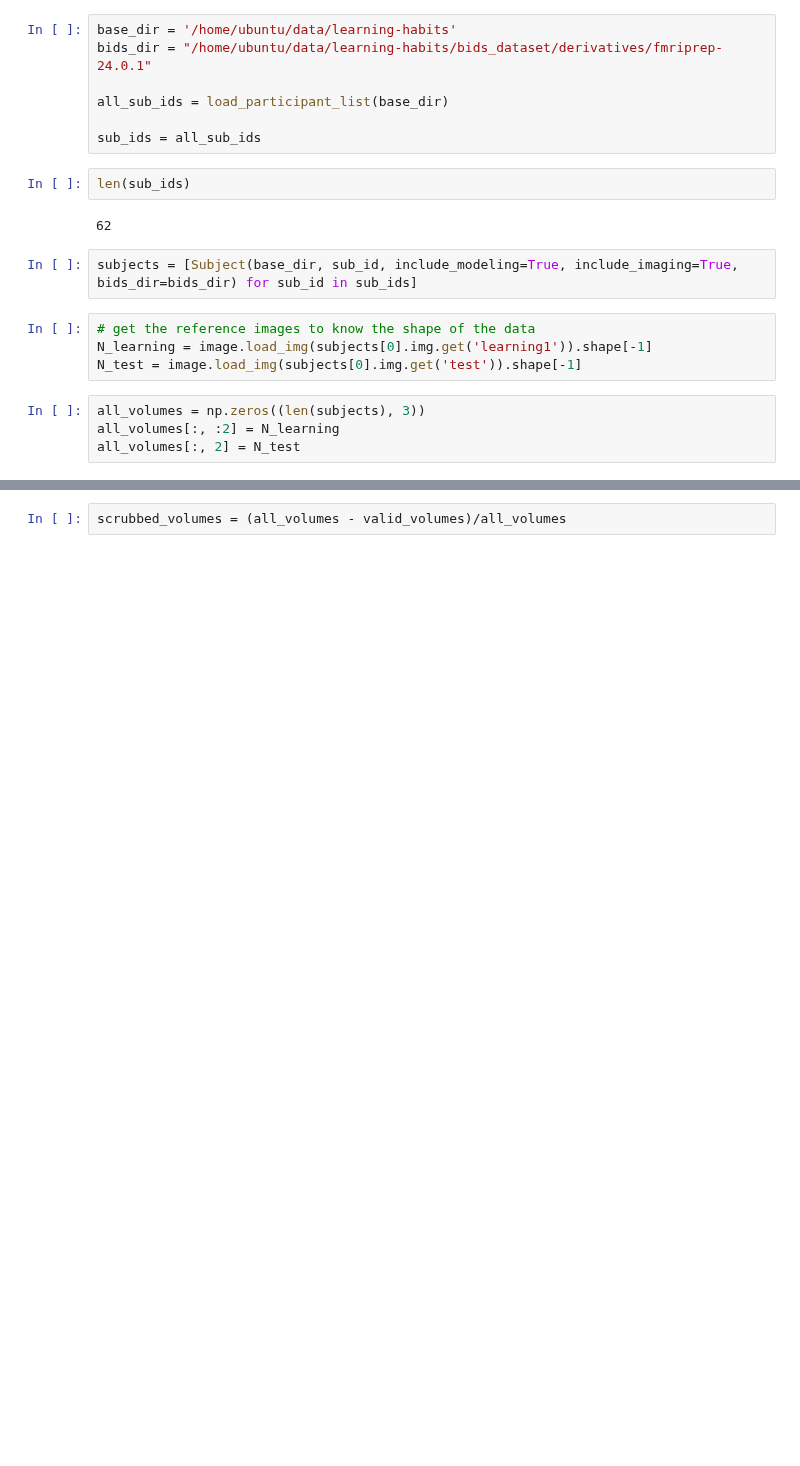
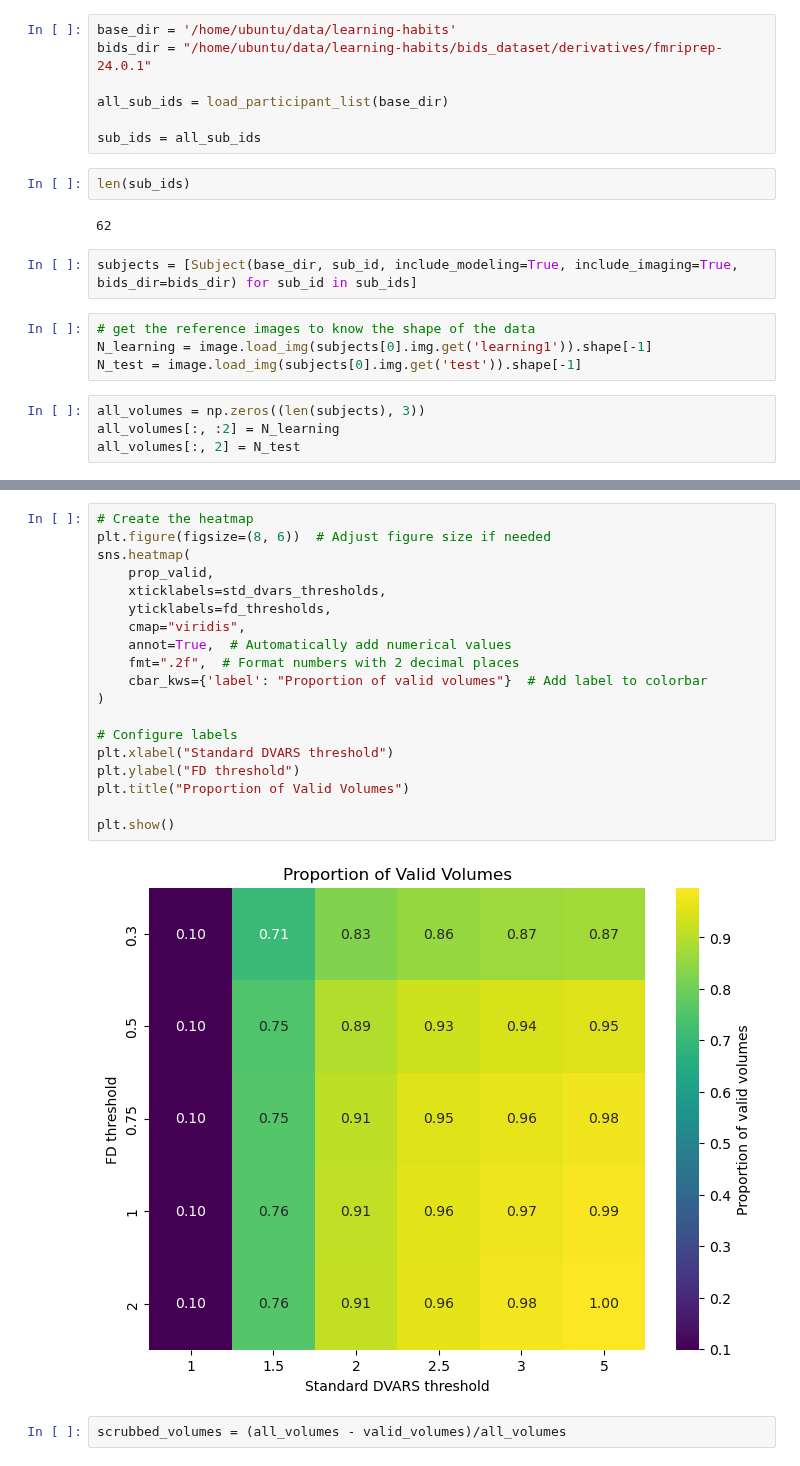
Before and after one commit to hugofluhr/learning-habits-analysis, a Jupyter notebook: notebooks/inspect_scrubbed_volumes.ipynb, the cells around one changed output, grey strips where cells are left out. Drawn from its saved outputs; the diff is of its cells as text; blank space fills up the shorter version.

```diff
--- a/notebooks/inspect_scrubbed_volumes.ipynb
+++ b/notebooks/inspect_scrubbed_volumes.ipynb
@@ -49,3 +65,24 @@ for i, sub in enumerate(subjects):
+# %%
+# Create the heatmap
+plt.figure(figsize=(8, 6))  # Adjust figure size if needed
+sns.heatmap(
+    prop_valid,
+    xticklabels=std_dvars_thresholds,
+    yticklabels=fd_thresholds,
+    cmap="viridis",
+    annot=True,  # Automatically add numerical values
+    fmt=".2f",  # Format numbers with 2 decimal places
+    cbar_kws={'label': "Proportion of valid volumes"}  # Add label to colorbar
+)
+
+# Configure labels
+plt.xlabel("Standard DVARS threshold")
+plt.ylabel("FD threshold")
+plt.title("Proportion of Valid Volumes")
+
+plt.show()
+# %% [output]
+[figure, added]
 # %%
 scrubbed_volumes = (all_volumes - valid_volumes)/all_volumes
 # %%
```
Also changed, not shown: parts of 4 cells of this notebook.
